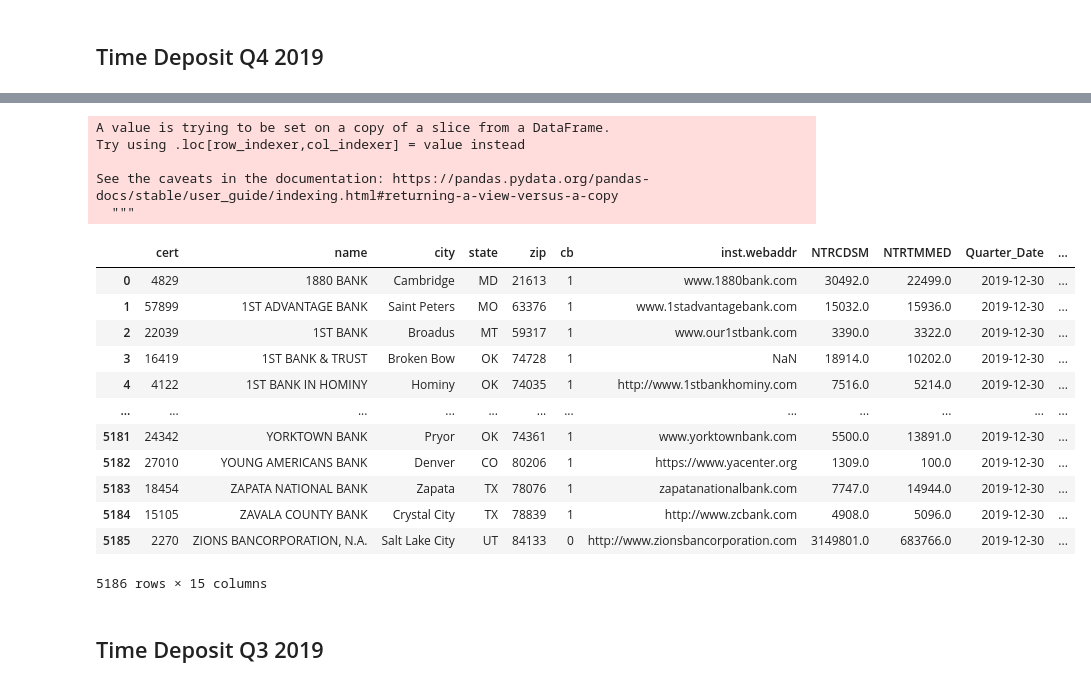
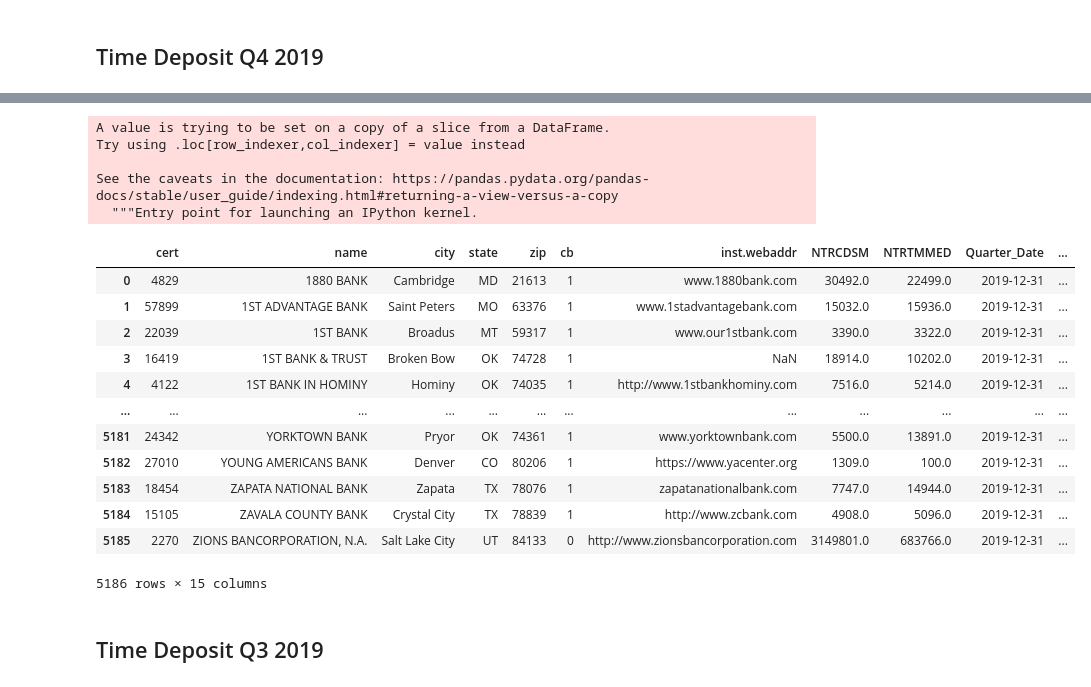
Before and after one commit to StephanieChew-nyc/Stephanie_Chew_Capstone_4, a Jupyter notebook: Stephanie_Chew_Capstone_4.ipynb, the cells around one changed output, grey strips where cells are left out. Drawn from its saved outputs; the diff is of its cells as text; code cells hidden in the pictures.

```diff
--- a/Stephanie_Chew_Capstone_4.ipynb
+++ b/Stephanie_Chew_Capstone_4.ipynb
@@ -249,30 +264,30 @@ Data columns (total 18 columns):
 dtypes: float64(11), int64(3), object(4)
 memory usage: 729.4+ KB
 # %%
-time_dep_q42019['Quarter_Date'] = '12-30-2019'
+time_dep_q42019['Quarter_Date'] = '12-31-2019'
 
 time_dep_q42019 = time_dep_q42019[['cert', 'name', 'city', 'state', 'zip', 'cb', 'inst.webaddr', 'NTRCDSM','NTRTMMED', 'Quarter_Date','IDcd3less', 'IDcd3t12s', 'IDcd1t3s', 'IDcdov3s','NTRTMLGJ']]
 
 time_dep_q42019['Quarter_Date'] = pd.to_datetime(time_dep_q42019['Quarter_Date'])
 time_dep_q42019
 # %% [output]
 A value is trying to be set on a copy of a slice from a DataFrame.
 Try using .loc[row_indexer,col_indexer] = value instead
 
 See the caveats in the documentation: https://pandas.pydata.org/pandas-docs/stable/user_guide/indexing.html#returning-a-view-versus-a-copy
-  """
+  """Entry point for launching an IPython kernel.
 |  | cert | name | city | state | zip | cb | inst.webaddr | NTRCDSM | NTRTMMED | Quarter_Date | ... |
-| 0 | 4829 | 1880 BANK | Cambridge | MD | 21613 | 1 | www.1880bank.com | 30492.0 | 22499.0 | 2019-12-30 | ... |
-| 1 | 57899 | 1ST ADVANTAGE BANK | Saint Peters | MO | 63376 | 1 | www.1stadvantagebank.com | 15032.0 | 15936.0 | 2019-12-30 | ... |
-| 2 | 22039 | 1ST BANK | Broadus | MT | 59317 | 1 | www.our1stbank.com | 3390.0 | 3322.0 | 2019-12-30 | ... |
-| 3 | 16419 | 1ST BANK & TRUST | Broken Bow | OK | 74728 | 1 | NaN | 18914.0 | 10202.0 | 2019-12-30 | ... |
-| 4 | 4122 | 1ST BANK IN HOMINY | Hominy | OK | 74035 | 1 | http://www.1stbankhominy.com | 7516.0 | 5214.0 | 2019-12-30 | ... |
+| 0 | 4829 | 1880 BANK | Cambridge | MD | 21613 | 1 | www.1880bank.com | 30492.0 | 22499.0 | 2019-12-31 | ... |
+| 1 | 57899 | 1ST ADVANTAGE BANK | Saint Peters | MO | 63376 | 1 | www.1stadvantagebank.com | 15032.0 | 15936.0 | 2019-12-31 | ... |
+| 2 | 22039 | 1ST BANK | Broadus | MT | 59317 | 1 | www.our1stbank.com | 3390.0 | 3322.0 | 2019-12-31 | ... |
+| 3 | 16419 | 1ST BANK & TRUST | Broken Bow | OK | 74728 | 1 | NaN | 18914.0 | 10202.0 | 2019-12-31 | ... |
+| 4 | 4122 | 1ST BANK IN HOMINY | Hominy | OK | 74035 | 1 | http://www.1stbankhominy.com | 7516.0 | 5214.0 | 2019-12-31 | ... |
 | ... | ... | ... | ... | ... | ... | ... | ... | ... | ... | ... | ... |
-| 5181 | 24342 | YORKTOWN BANK | Pryor | OK | 74361 | 1 | www.yorktownbank.com | 5500.0 | 13891.0 | 2019-12-30 | ... |
-| 5182 | 27010 | YOUNG AMERICANS BANK | Denver | CO | 80206 | 1 | https://www.yacenter.org | 1309.0 | 100.0 | 2019-12-30 | ... |
-| 5183 | 18454 | ZAPATA NATIONAL BANK | Zapata | TX | 78076 | 1 | zapatanationalbank.com | 7747.0 | 14944.0 | 2019-12-30 | ... |
-| 5184 | 15105 | ZAVALA COUNTY BANK | Crystal City | TX | 78839 | 1 | http://www.zcbank.com | 4908.0 | 5096.0 | 2019-12-30 | ... |
-| 5185 | 2270 | ZIONS BANCORPORATION, N.A. | Salt Lake City | UT | 84133 | 0 | http://www.zionsbancorporation.com | 3149801.0 | 683766.0 | 2019-12-30 | ... |
+| 5181 | 24342 | YORKTOWN BANK | Pryor | OK | 74361 | 1 | www.yorktownbank.com | 5500.0 | 13891.0 | 2019-12-31 | ... |
+| 5182 | 27010 | YOUNG AMERICANS BANK | Denver | CO | 80206 | 1 | https://www.yacenter.org | 1309.0 | 100.0 | 2019-12-31 | ... |
+| 5183 | 18454 | ZAPATA NATIONAL BANK | Zapata | TX | 78076 | 1 | zapatanationalbank.com | 7747.0 | 14944.0 | 2019-12-31 | ... |
+| 5184 | 15105 | ZAVALA COUNTY BANK | Crystal City | TX | 78839 | 1 | http://www.zcbank.com | 4908.0 | 5096.0 | 2019-12-31 | ... |
+| 5185 | 2270 | ZIONS BANCORPORATION, N.A. | Salt Lake City | UT | 84133 | 0 | http://www.zionsbancorporation.com | 3149801.0 | 683766.0 | 2019-12-31 | ... |
 5186 rows × 15 columns
 # %% [markdown]
 ## Time Deposit Q3 2019
```
Also changed, not shown: parts of 28 cells of this notebook, 20 other files.
